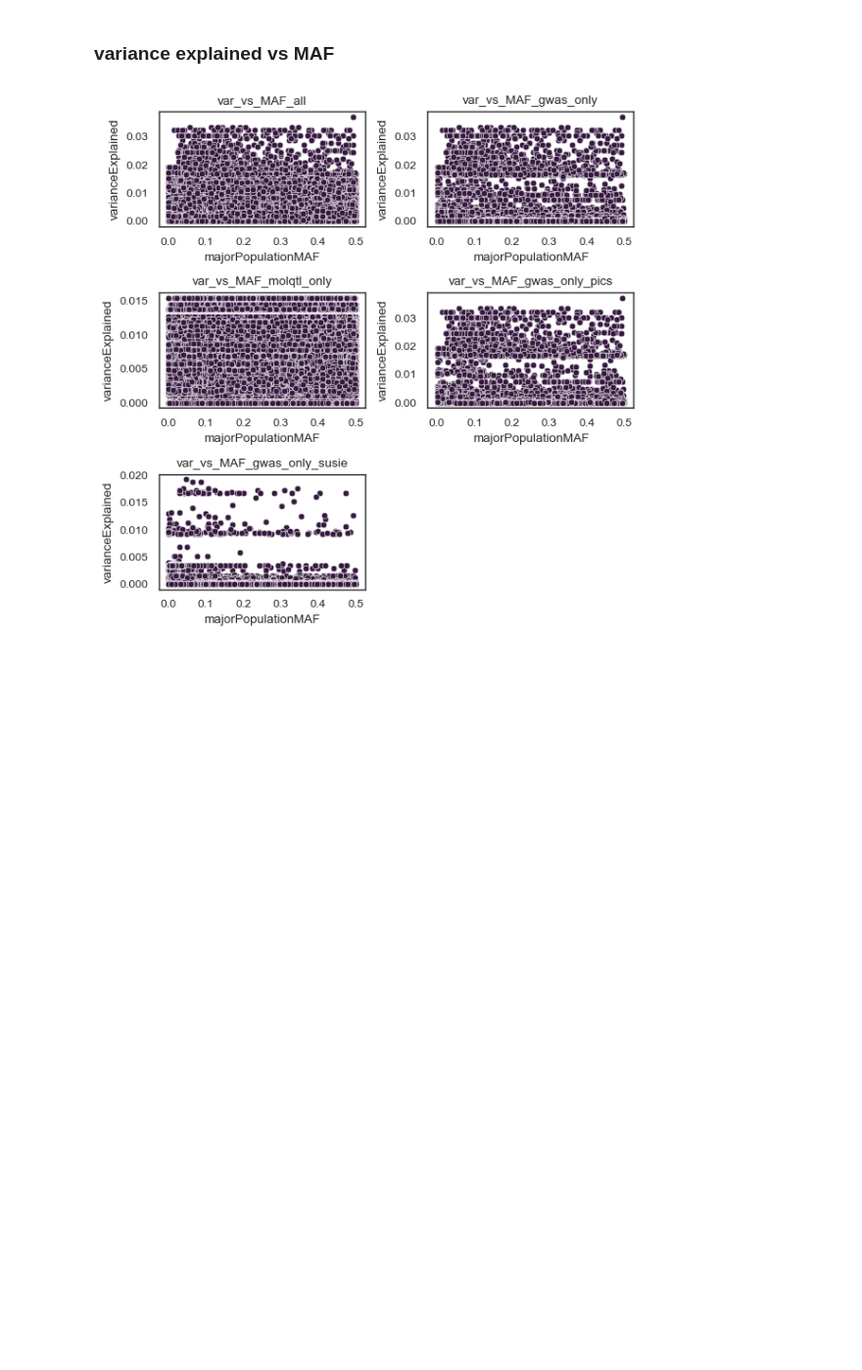
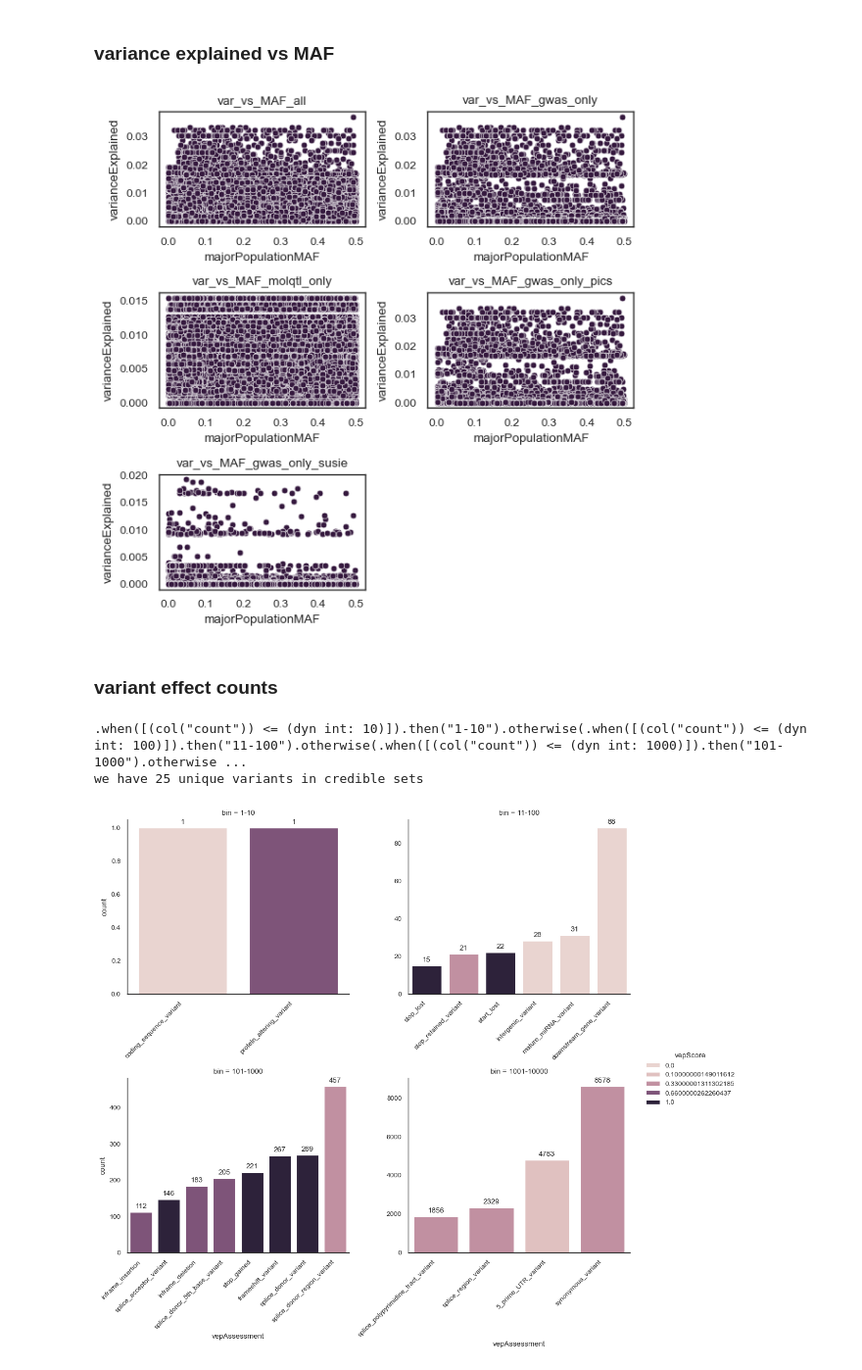
Before and after one commit to opentargets/Gentropy-manuscript, a Jupyter notebook: chapters/variant_effect_prediction/03-plots.ipynb, the cells around one changed output. Shown at 98% size. Drawn from its saved outputs; the diff is of its cells as text; code cells hidden in the pictures; blank space fills up the shorter version.

Commit message:
feat: variant effect plot

```diff
--- a/chapters/variant_effect_prediction/03-plots.ipynb
+++ b/chapters/variant_effect_prediction/03-plots.ipynb
@@ -305,3 +305,60 @@ fig.tight_layout()
 plt.show()
 # %% [output]
 [figure]
+# %% [markdown]
+### variant effect counts
+# %%
+threshold = 1000
+
+bins = [(0, 10), (10, 100), (100, 1000), (1000, 10000), (10000, 10000)]
+bin_names = [f"{b[0] + 1}-{b[1]}" for b in bins]
+last_bin_name = f"{bins[-1][1] + 1}-"
+start = pl.when(pl.col("count") <= bins[0][1]).then(pl.lit(bin_names[0]))
+step = start
+for idx, bin in enumerate(bins[1:]):
+    step = step.when(pl.col("count") <= bin[1]).then(pl.lit(bin_names[idx + 1]))
+
+step.otherwise(pl.lit(last_bin_name))
+print(step)
+
+n_variants = df.select("variantId").unique().shape[0]
+
+data = (
+    df.select(
+        pl.col("vepEffect").struct.field("assessment").alias("vepAssessment"),
+        pl.col("vepEffect").struct.field("normalisedScore").alias("vepScore"),
+        pl.col("variantId"),
+    )
+    .unique(subset=["variantId"])
+    .group_by("vepAssessment")
+    .agg(
+        pl.len().alias("count"),
+        pl.max("vepScore").alias("vepScore"),
+    )
+    .sort(by="count")
+    .with_columns(bin=step)
+)
+print(f"we have {data.shape[0]} unique variants in credible sets")
+g = sns.catplot(
+    data=data,
+    x="vepAssessment",
+    y="count",
+    kind="bar",
+    col="bin",
+    sharey=False,
+    hue="vepScore",
+    sharex=False,
+    col_wrap=2,
+)
+for ax in g.axes.flat:
+    for label in ax.get_xticklabels():
+        label.set_rotation(45)  #
+        label.set_horizontalalignment("right")  # or 'left', 'center' depending on rotation direction
+    for container in ax.containers:
+        ax.bar_label(container, padding=3)
+g.tight_layout()
+plt.show()
+# %% [output]
+.when([(col("count")) <= (dyn int: 10)]).then("1-10").otherwise(.when([(col("count")) <= (dyn int: 100)]).then("11-100").otherwise(.when([(col("count")) <= (dyn int: 1000)]).then("101-1000").otherwise ...
+we have 25 unique variants in credible sets
+[figure, added]
```
Also changed, not shown: parts of 1 cell of this notebook.
